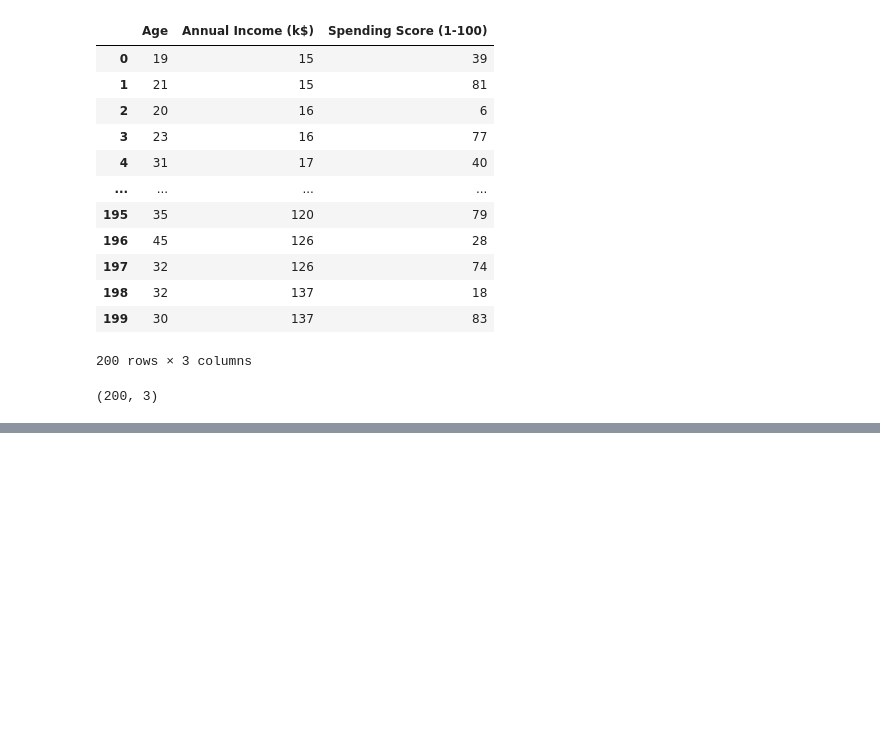
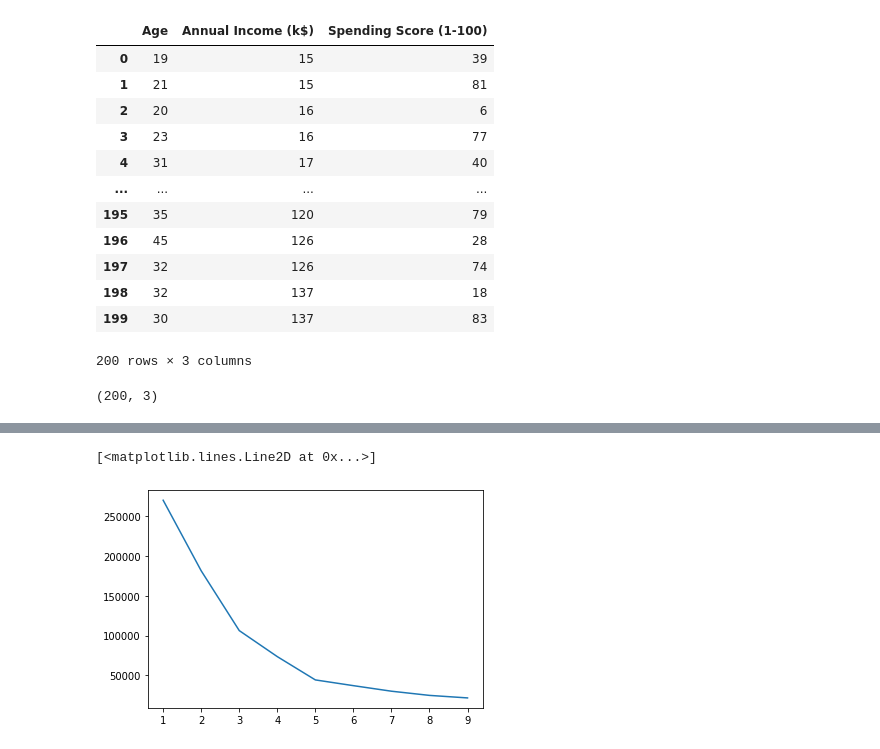
Before and after one commit to Meet200/Machine_Learning-, a Jupyter notebook: Hierarchical_clustering.ipynb, the cells around one changed output, grey strips where cells are left out. Drawn from its saved outputs; the diff is of its cells as text; code cells hidden in the pictures; blank space fills up the shorter version.

```diff
--- a/Hierarchical_clustering.ipynb
+++ b/Hierarchical_clustering.ipynb
@@ -37,0 +89,10 @@ dataset.shape
+# %%
+wcss = []
+for i in range(1,10):
+  kmean=KMeans(n_clusters=i,init='k-means++',random_state=0)
+  kmean.fit_predict(x)
+  wcss.append(kmean.inertia_)
+plt.plot(range(1,10),wcss)
+# %% [output]
+[<matplotlib.lines.Line2D at 0x...>]
+[figure, added]
```
Also changed, not shown: parts of 13 cells of this notebook.
